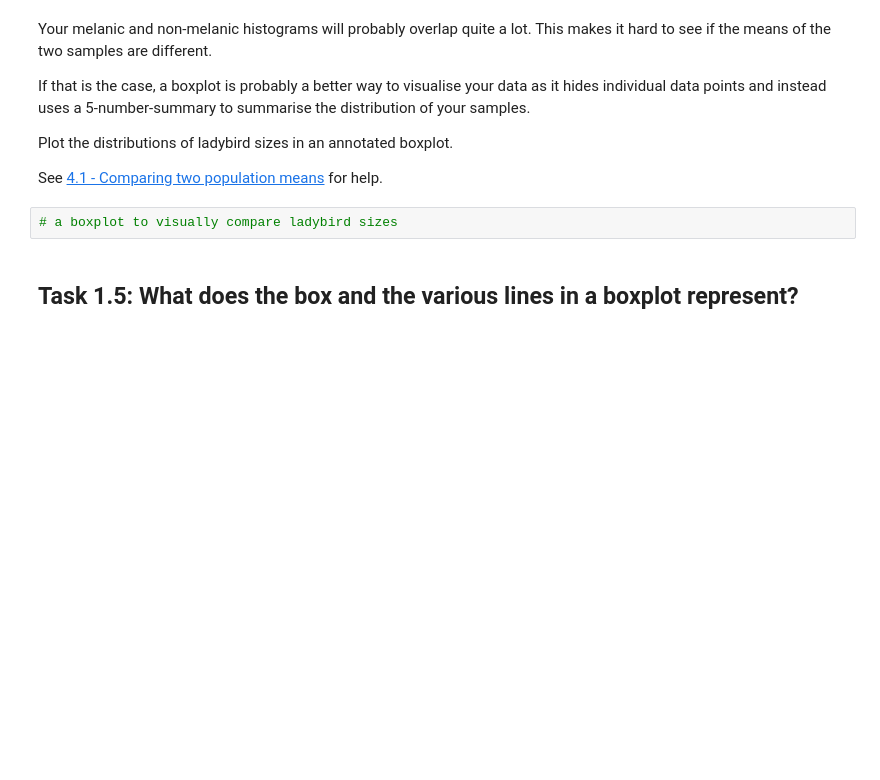
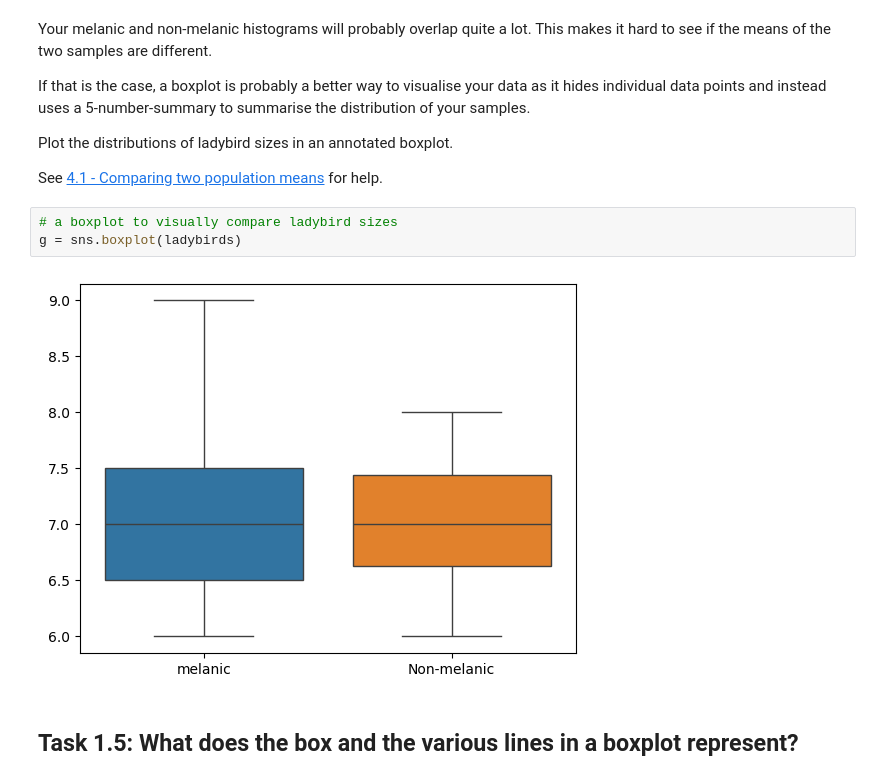
Before and after one commit to ZakarY2HM6f/Variation1, a Jupyter notebook: Ladybird Analysis Notebooks/Ladybird Analysis 2 - Comparing population means.ipynb, the cells around one changed output. Saved outputs shown, nothing was run; the diff lists cells and outputs as text; blank space fills up the shorter version.

```diff
--- a/Ladybird Analysis Notebooks/Ladybird Analysis 2 - Comparing population means.ipynb
+++ b/Ladybird Analysis Notebooks/Ladybird Analysis 2 - Comparing population means.ipynb
@@ -74,6 +101,9 @@ Plot the distributions of ladybird sizes in an annotated boxplot.
 See [4.1 - Comparing two population means](../Self-study%20Notebooks/4.1%20-%20Comparing%20two%20population%20means.ipynb#First-plot-the-data) for help.
 # %%
 # a boxplot to visually compare ladybird sizes
+g = sns.boxplot(ladybirds)
+# %% [output]
+[figure, added]
 # %% [markdown]
 ## Task 1.5: What does the box and the various lines in a boxplot represent?
 # %% [markdown]
```
Also changed, not shown: parts of 10 cells of this notebook.
